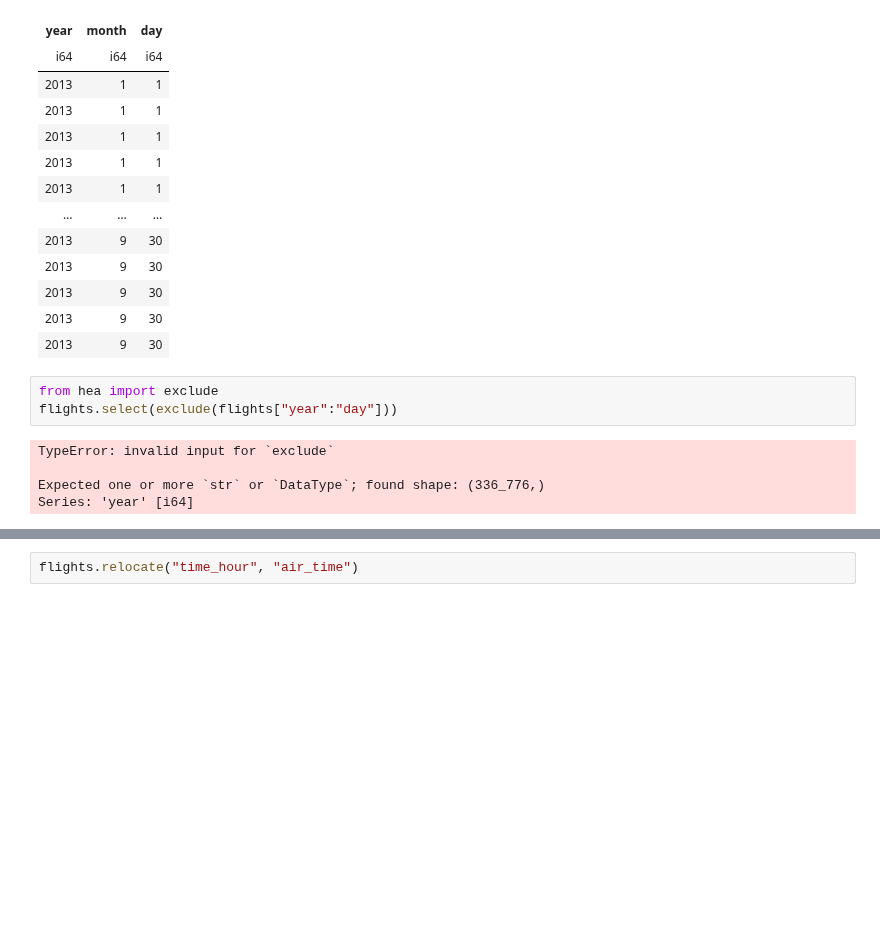
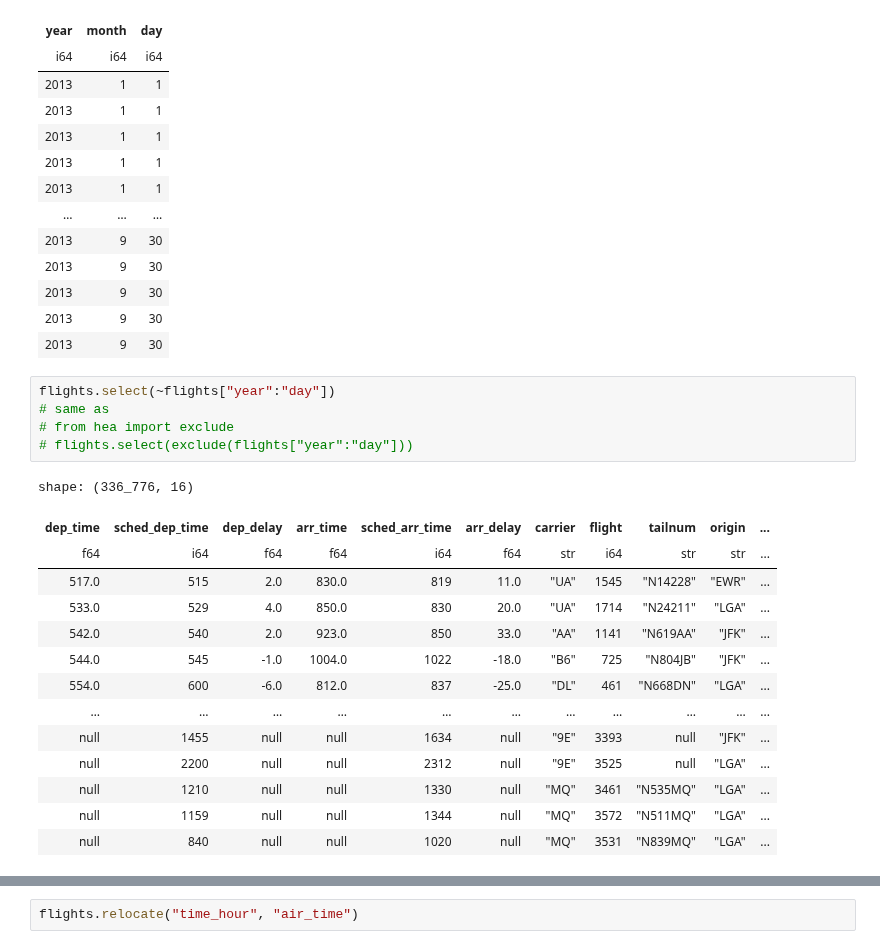
Before and after one commit to huangziwei/hea, a Jupyter notebook: example/books/r4ds/ch03.ipynb, the cells around one changed output, grey strips where cells are left out. Drawn from its saved outputs; the diff is of its cells as text; blank space fills up the shorter version.

Commit message:
change: enable using ~ to exclude df columns

```diff
--- a/example/books/r4ds/ch03.ipynb
+++ b/example/books/r4ds/ch03.ipynb
@@ -386,11 +386,23 @@ shape: (336_776, 3)
 | 2013 | 9 | 30 |
 | 2013 | 9 | 30 |
 # %%
-from hea import exclude
-flights.select(exclude(flights["year":"day"]))
+flights.select(~flights["year":"day"])
+# same as
+# from hea import exclude
+# flights.select(exclude(flights["year":"day"]))
 # %% [output]
-TypeError: invalid input for `exclude`
-
-Expected one or more `str` or `DataType`; found shape: (336_776,)
-Series: 'year' [i64]
+shape: (336_776, 16)
+| dep_time | sched_dep_time | dep_delay | arr_time | sched_arr_time | arr_delay | carrier | flight | tailnum | origin | ... |
+| f64 | i64 | f64 | f64 | i64 | f64 | str | i64 | str | str | ... |
+| 517.0 | 515 | 2.0 | 830.0 | 819 | 11.0 | "UA" | 1545 | "N14228" | "EWR" | ... |
+| 533.0 | 529 | 4.0 | 850.0 | 830 | 20.0 | "UA" | 1714 | "N24211" | "LGA" | ... |
+| 542.0 | 540 | 2.0 | 923.0 | 850 | 33.0 | "AA" | 1141 | "N619AA" | "JFK" | ... |
+| 544.0 | 545 | -1.0 | 1004.0 | 1022 | -18.0 | "B6" | 725 | "N804JB" | "JFK" | ... |
+| 554.0 | 600 | -6.0 | 812.0 | 837 | -25.0 | "DL" | 461 | "N668DN" | "LGA" | ... |
+| … | … | … | … | … | … | … | … | … | … | ... |
+| null | 1455 | null | null | 1634 | null | "9E" | 3393 | null | "JFK" | ... |
+| null | 2200 | null | null | 2312 | null | "9E" | 3525 | null | "LGA" | ... |
+| null | 1210 | null | null | 1330 | null | "MQ" | 3461 | "N535MQ" | "LGA" | ... |
+| null | 1159 | null | null | 1344 | null | "MQ" | 3572 | "N511MQ" | "LGA" | ... |
+| null | 840 | null | null | 1020 | null | "MQ" | 3531 | "N839MQ" | "LGA" | ... |
 # %%
```
Also changed, not shown: parts of 4 cells of this notebook, 2 other files.
